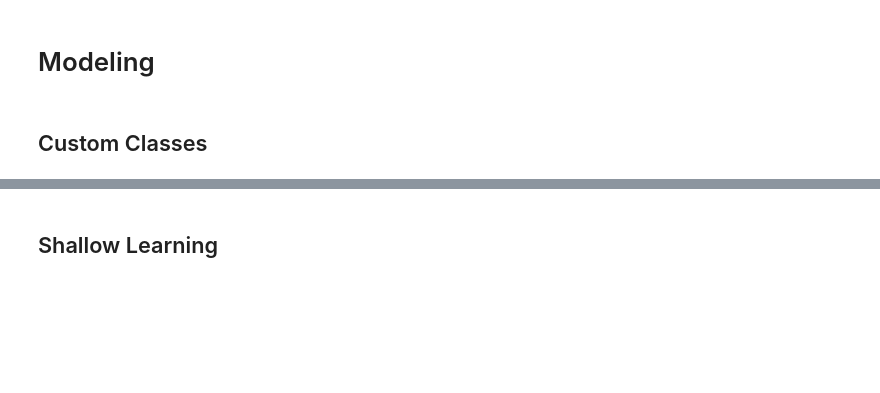
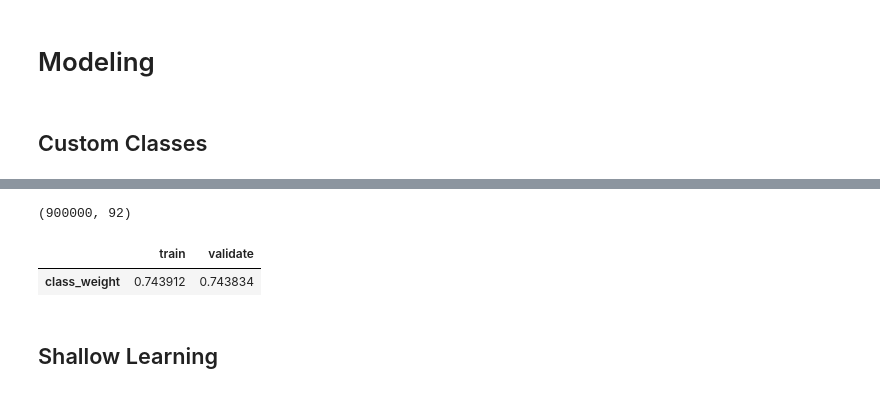
Before and after one commit to afanta-fi/Amazon_Review_Sentiment_Analysis, a Jupyter notebook: index.ipynb, the cells around one changed output, grey strips where cells are left out. Drawn from its saved outputs; the diff is of its cells as text; code cells hidden in the pictures; blank space fills up the shorter version.

Commit message:
Preprocessing and gridsearch

```diff
--- a/index.ipynb
+++ b/index.ipynb
@@ -188,0 +249,9 @@ Name: labels, dtype: float64
+# %%
+# Use compute_class_weight to compute the class weight.
+# Balanced is used to match results with oversampled data.
+class_weights = compute_class_weight(class_weight = "balanced",
+                                     classes = np.unique(y_train),
+                                     y = y_train)
+# class_weights is changed into a dictionary for better handling
+class_weights = dict(zip(np.unique(y_train), class_weights))
+class_weights
@@ -192,0 +346,4 @@ Name: labels, dtype: float64
+# %%
+prep = Preprocess(transformer='tfidf')
+test = prep.transform(X_train)
+test.shape
@@ -192,0 +355,5 @@ Name: labels, dtype: float64
+# %%
+prep = Preprocess(transformer='tfidf')
+prep.transform(X_valid).shape
+# %% [output]
+(900000, 92)
@@ -193,3 +669,24 @@ Name: labels, dtype: float64
+# %%
+# Define regularization range
+C = np.linspace(0.1, 1, 2)
+
+# Define parameters ranges
+params = {'C':[str(s) for s in C],
+          'fit_intercept':['False','True'],
+          'max_iter':['1e3'],
+          'penalty':["'l1'","'l2'"],
+          'solver':["'liblinear'"]}
+
+# Create a Custom_GridSearchCV instance
+logreg_gs = Custom_GridSearchCV('LogisticRegression', param_grid=params)
+# %%
+rprt, rp_df, best_dataset = logreg_gs.cross_validate(pd.DataFrame(test), y_train,
+                                                     scoring='accuracy')
+# %%
+rp_df
+# %% [output]
+|  | train | validate |
+| class_weight | 0.743912 | 0.743834 |
 # %% [markdown]
 ## Shallow Learning
 # %% [markdown]
```
Also changed, not shown: parts of 17 cells of this notebook.
